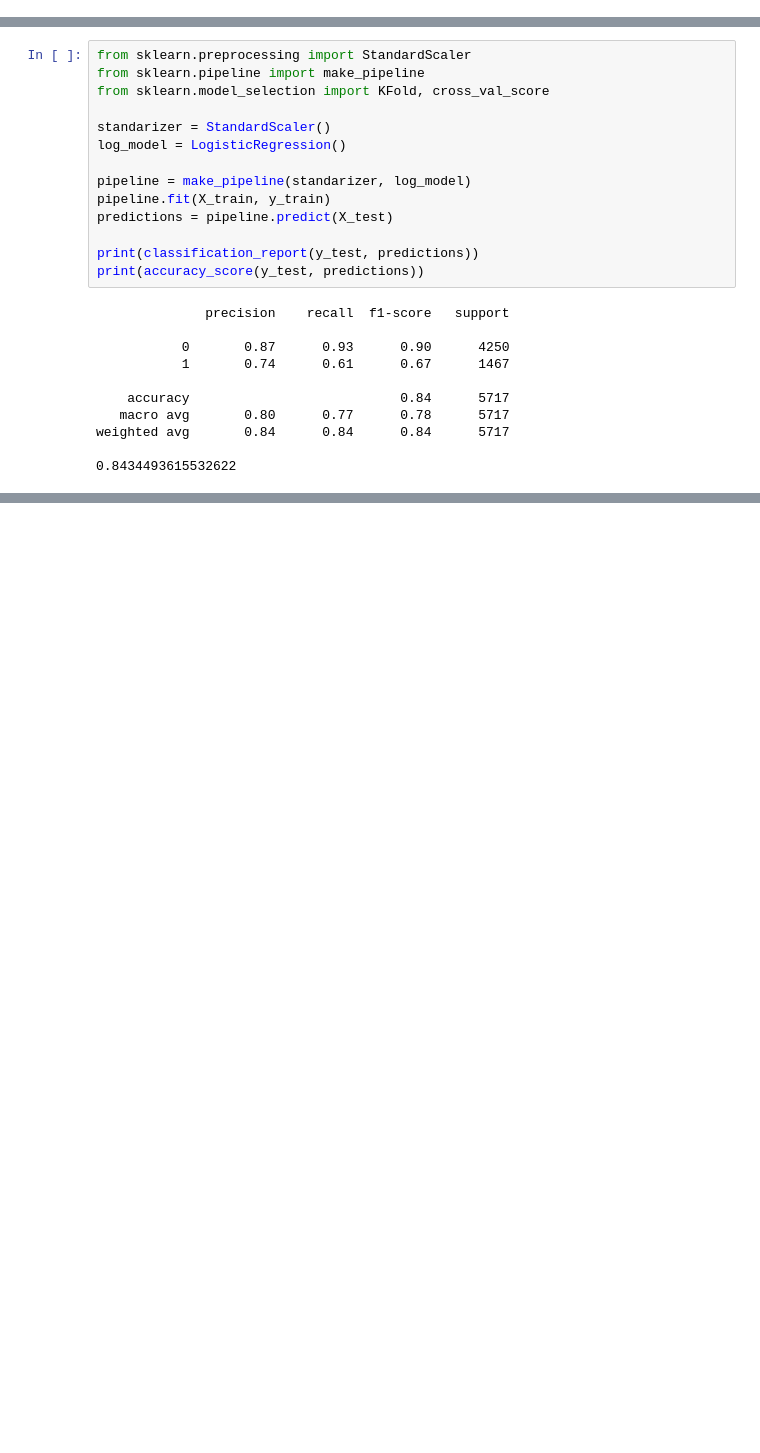
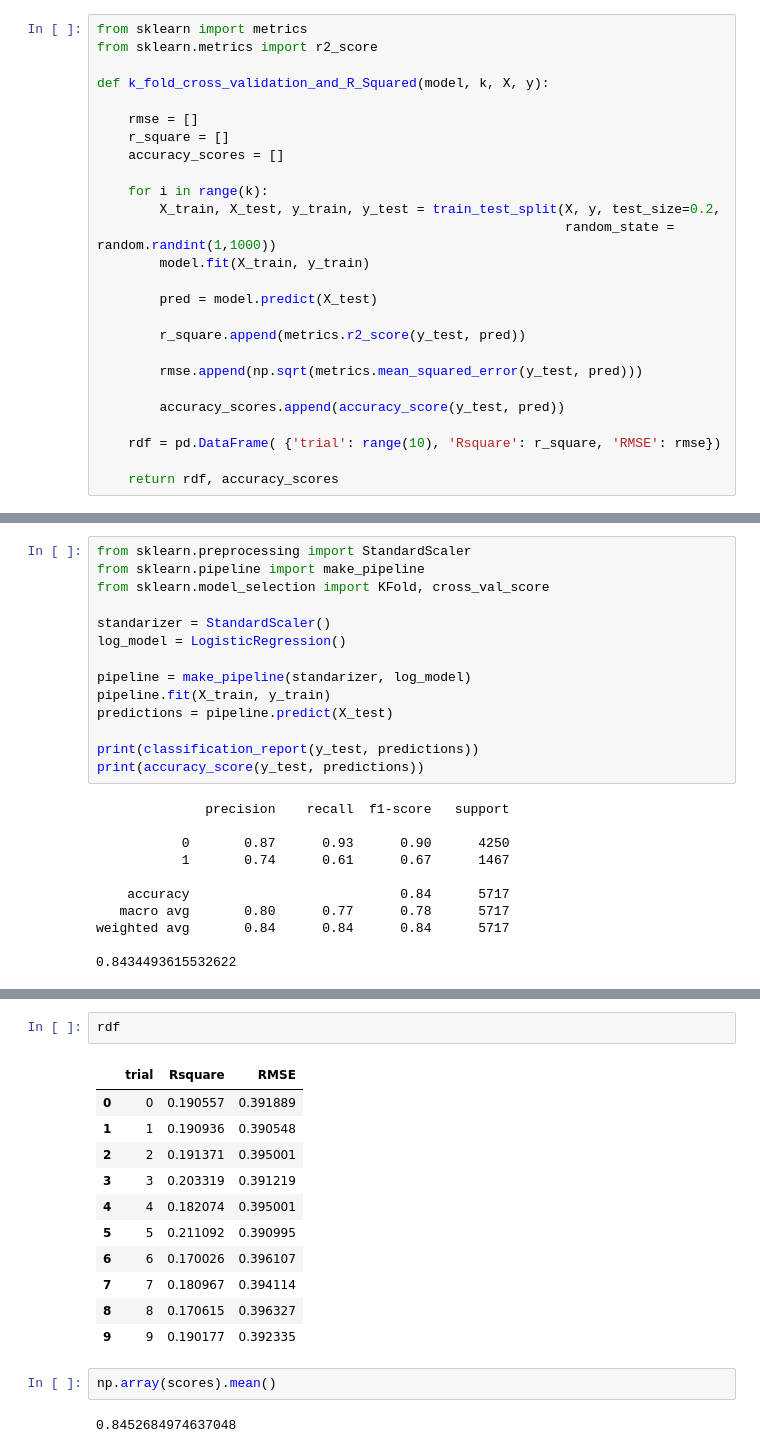
Before and after one commit to Arx1971/Predict-Person-Yearly-Salary, a Jupyter notebook: FinalProject_Spring2020.ipynb, the cells around one changed output, grey strips where cells are left out. Saved outputs shown, nothing was run; the diff lists cells and outputs as text; blank space fills up the shorter version.

```diff
--- a/FinalProject_Spring2020.ipynb
+++ b/FinalProject_Spring2020.ipynb
@@ -274,6 +274,32 @@ X_train, X_test, y_train, y_test = train_test_split(X,y, test_size=0.2,
                                                     random_state = random.randint(1,1000))
 # %% [markdown]
 ### Model Evaluation
+# %%
+from sklearn import metrics
+from sklearn.metrics import r2_score
+
+def k_fold_cross_validation_and_R_Squared(model, k, X, y):
+
+    rmse = []
+    r_square = []
+    accuracy_scores = []
+
+    for i in range(k):
+        X_train, X_test, y_train, y_test = train_test_split(X, y, test_size=0.2,
+                                                            random_state = random.randint(1,1000))
+        model.fit(X_train, y_train)
+
+        pred = model.predict(X_test)
+
+        r_square.append(metrics.r2_score(y_test, pred))
+
+        rmse.append(np.sqrt(metrics.mean_squared_error(y_test, pred)))
+
+        accuracy_scores.append(accuracy_score(y_test, pred))
+
+    rdf = pd.DataFrame( {'trial': range(10), 'Rsquare': r_square, 'RMSE': rmse})
+
+    return rdf, accuracy_scores
 # %% [markdown]
 #### Logistic Regression
 # %%
@@ -303,0 +343,18 @@ weighted avg       0.84      0.84      0.84      5717
+# %%
+rdf
+# %% [output]
+|  | trial | Rsquare | RMSE |
+| 0 | 0 | 0.190557 | 0.391889 |
+| 1 | 1 | 0.190936 | 0.390548 |
+| 2 | 2 | 0.191371 | 0.395001 |
+| 3 | 3 | 0.203319 | 0.391219 |
+| 4 | 4 | 0.182074 | 0.395001 |
+| 5 | 5 | 0.211092 | 0.390995 |
+| 6 | 6 | 0.170026 | 0.396107 |
+| 7 | 7 | 0.180967 | 0.394114 |
+| 8 | 8 | 0.170615 | 0.396327 |
+| 9 | 9 | 0.190177 | 0.392335 |
+# %%
+np.array(scores).mean()
+# %% [output]
+0.8452684974637048
```
Also changed, not shown: parts of 3 cells of this notebook.
